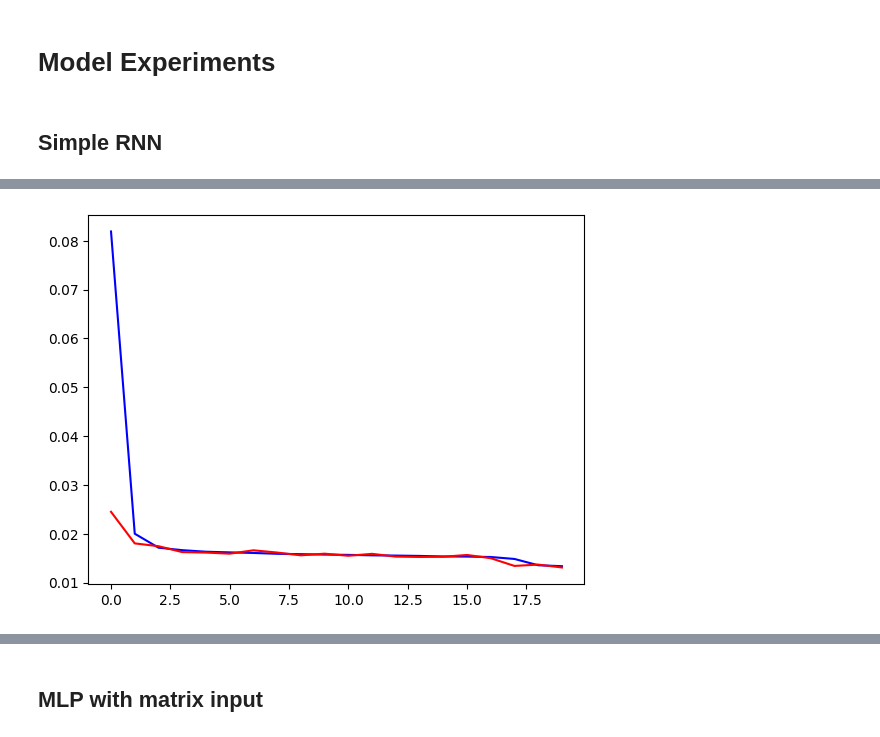
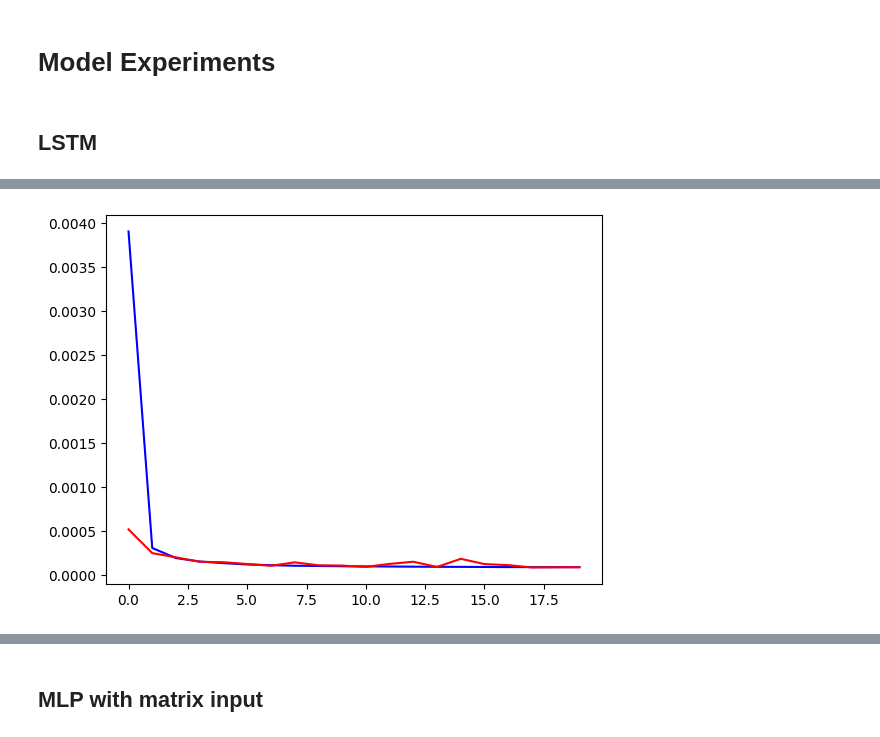
Before and after one commit to GaoDeBuChou/Swin-Transformer-based-Model-for-Trajectory-Prediction, a Jupyter notebook: experiments.ipynb, the cells around one changed output, grey strips where cells are left out. Cells and saved outputs as stored; diff of their text form; code cells hidden in the pictures.

```diff
--- a/experiments.ipynb
+++ b/experiments.ipynb
@@ -98,9 +105,11 @@ def transform(df_train, m):
     max_latitude = changed["max_lat"].max()
     min_latitude = changed["min_lat"].min()
     # Normalize min-max and split
-    cleaned = changed["POLYLINE"].apply(_normalize, args=(max_longitude, min_longitude, max_latitude, min_latitude))
+    cleaned = changed["POLYLINE"].apply(_normalize, args=(max_longitude, min_longitude, max_latitude, min_latitude, m))
     # Transform to matrices
-    cleaned["MATRIX"] = cleaned["POLYLINE_INIT"].apply(_to_matrix, args=(m,))
+    cleaned["MATRIX_LIN"] = cleaned["POLYLINE_INIT"].apply(_to_matrix, args=(m,))
+    cleaned["MATRIX_EXP"] = cleaned["POLYLINE_INIT"].apply(_to_matrix, args=(m, lambda x: np.exp(x) - 1))
+    cleaned["MATRIX_CON"] = cleaned["POLYLINE_INIT"].apply(_to_matrix, args=(m, lambda x: 1))
     return cleaned
 # %%
 transformed = transform(train_1, 40)
@@ -158,7 +175,11 @@ matrix_tensor = transformed["MATRIX"].apply(matrix2tensor).values
 output_tensor = transformed["POLYLINE_DEST"].apply(output2tensor).values
-# %%
-seq_train, seq_valid, mat_train, mat_valid, out_train, out_valid = \
-train_test_split(sequence_tensor, matrix_tensor, output_tensor, test_size=0.2, random_state=2023)
+# %%
+idx_train, idx_test = train_test_split(range(len(transformed)), test_size=0.4, random_state=2023)
+idx_valid, idx_test = train_test_split(idx_test, test_size=0.5, random_state=2023)
+
+seq_train, seq_valid = sequence_tensor[idx_train], sequence_tensor[idx_valid]
+mat_train, mat_valid = matrix_tensor[idx_train], matrix_tensor[idx_valid]
+out_train, out_valid = output_tensor[idx_train], output_tensor[idx_valid]
 # %%
 def train_model(model, criterion, train_loader, valid_loader, learning_rate=0.001, epochs=20, device=DEVICE):
     model.to(device)
@@ -191,8 +212,8 @@ def train_model(model, criterion, train_loader, valid_loader, learning_rate=0.00
     plt.plot(train_losses, color="blue")
     plt.plot(valid_losses, color="red")
     plt.show()
-# %% [markdown]
-## Simple RNN
+# %% [markdown]
+## LSTM
 # %%
 class SequenceDataset(Dataset):
     def __init__(self, sequence, output):
@@ -211,23 +232,22 @@ train_loader = DataLoader(train_data, batch_size=64, shuffle=True)
 valid_data = SequenceDataset(seq_valid, out_valid)
 valid_loader = DataLoader(valid_data, batch_size=64, shuffle=True)
 # %%
-class RNN(nn.Module):
-    def __init__(self, i_size=3, h_size=6, n_layers=1, o_size=2, activation="relu"):
-        super(RNN, self).__init__()
-        self.rnn = nn.RNN(
+class LSTM(nn.Module):
+    def __init__(self, i_size=3, h_size=6, n_layers=1, o_size=2):
+        super(LSTM, self).__init__()
+        self.lstm = nn.LSTM(
             input_size = i_size,
             hidden_size = h_size,
             num_layers = n_layers,
-            nonlinearity = activation,
             bias = False,
             batch_first = True
         )
         self.out = nn.Linear(h_size, o_size)
 
     def forward(self, x):
-        out, h = self.rnn(x, None)  # None represents zero initial hidden state
+        out, (h, c) = self.lstm(x, None)  # None represents zero initial hidden state
         return torch.sigmoid(self.out(out[:, -1, :]))  # choose last time step of output
 # %%
-rnn = RNN(3, 6, 1, 2)
-train_model(rnn, nn.L1Loss(), train_loader, valid_loader, learning_rate=0.002)
+lstm = LSTM(3, 6, 1, 2)
+train_model(lstm, torch.nn.HuberLoss(), train_loader, valid_loader, learning_rate=0.002)
 # %% [output]
@@ -236,2 +256,2 @@ Last epoch validation loss: 0.01310824790466441
-[figure, old version]
+[figure, new version]
 # %%
```
Also changed, not shown: parts of 38 cells of this notebook.
